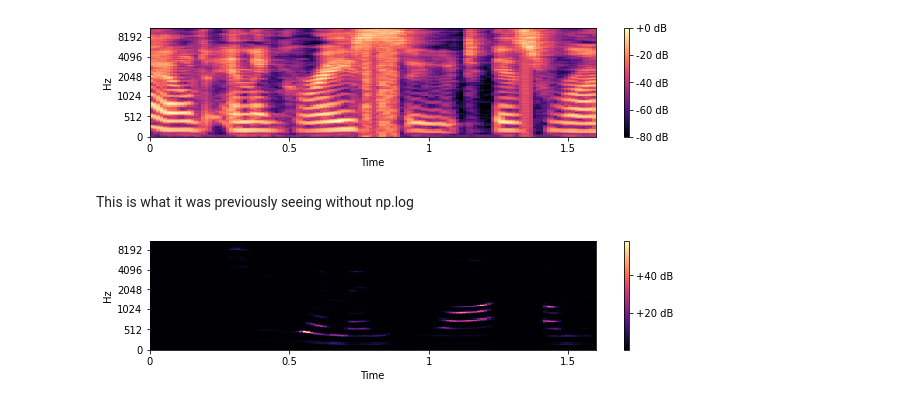
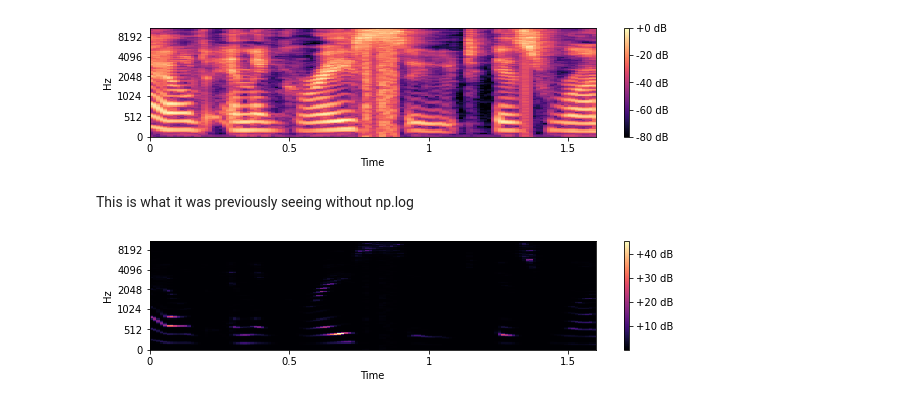
Before and after one commit to RussellSB/tt-vae-gan, a Jupyter notebook: VAE-CYCLE-GAN/preprocessing.ipynb, the cells around one changed output. Cells and saved outputs as stored; diff of their text form; code cells hidden in the pictures.

```diff
--- a/VAE-CYCLE-GAN/preprocessing.ipynb
+++ b/VAE-CYCLE-GAN/preprocessing.ipynb
@@ -382,9 +382,9 @@ show_mel(melset_4_128_cont_s[0])
 # %% [markdown]
 This is what it was previously seeing without np.log
 # %%
-show_mel(melset_4_128_cont[100])
+show_mel(melset_4_128_cont[0])
 # %% [output]
-[figure, old version]
+[figure, new version]
 # %%
 save_pickle(melset_7_128_cont_s, '../pool/melset_7_128_cont_s.pickle')
 save_pickle(melset_4_128_cont_s, '../pool/melset_4_128_cont_s.pickle')
```
Also changed, not shown: 2 other files.
